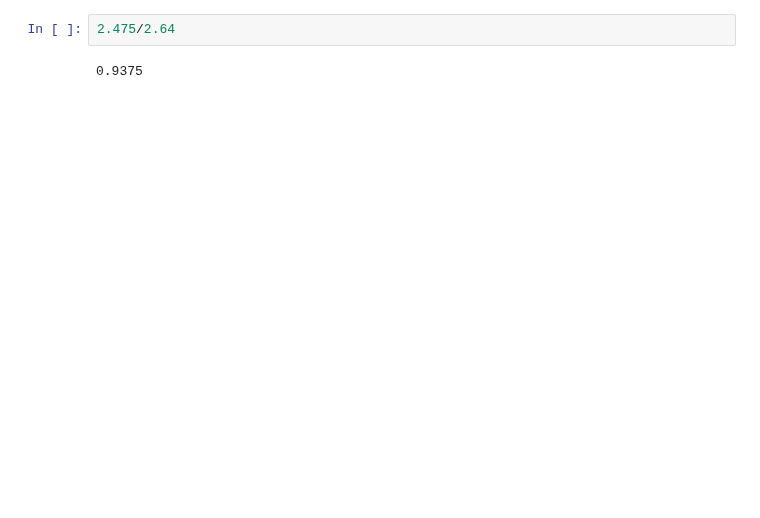
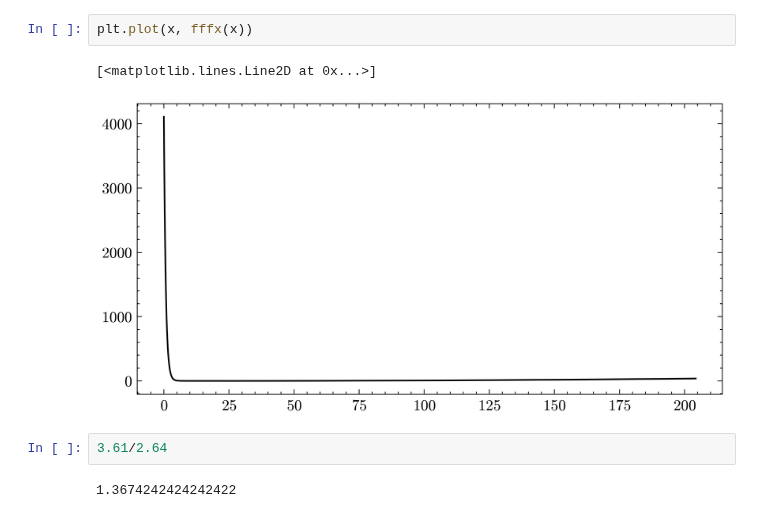
Before and after one commit to Quizznor/phd-thesis, a Jupyter notebook: Projects/CorrectionFactor/check_bias.ipynb, the cells around one changed output. Drawn from its saved outputs; the diff is of its cells as text; blank space fills up the shorter version.

```diff
--- a/Projects/CorrectionFactor/check_bias.ipynb
+++ b/Projects/CorrectionFactor/check_bias.ipynb
@@ -45,4 +78,9 @@ plt.legend()
+# %%
+plt.plot(x, fffx(x))
+# %% [output]
+[<matplotlib.lines.Line2D at 0x...>]
+[figure, added]
 # %%
-2.475/2.64
+3.61/2.64
 # %% [output]
-0.9375
+1.3674242424242422
```
Also changed, not shown: parts of 4 cells of this notebook, 8 other files.
